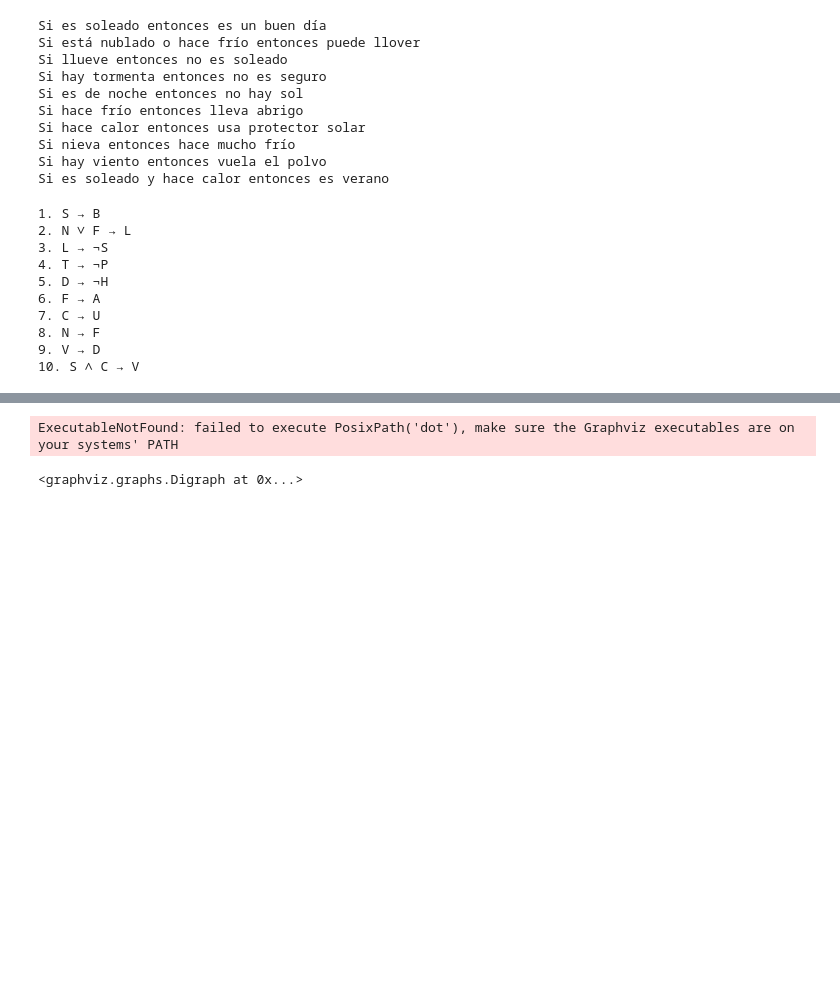
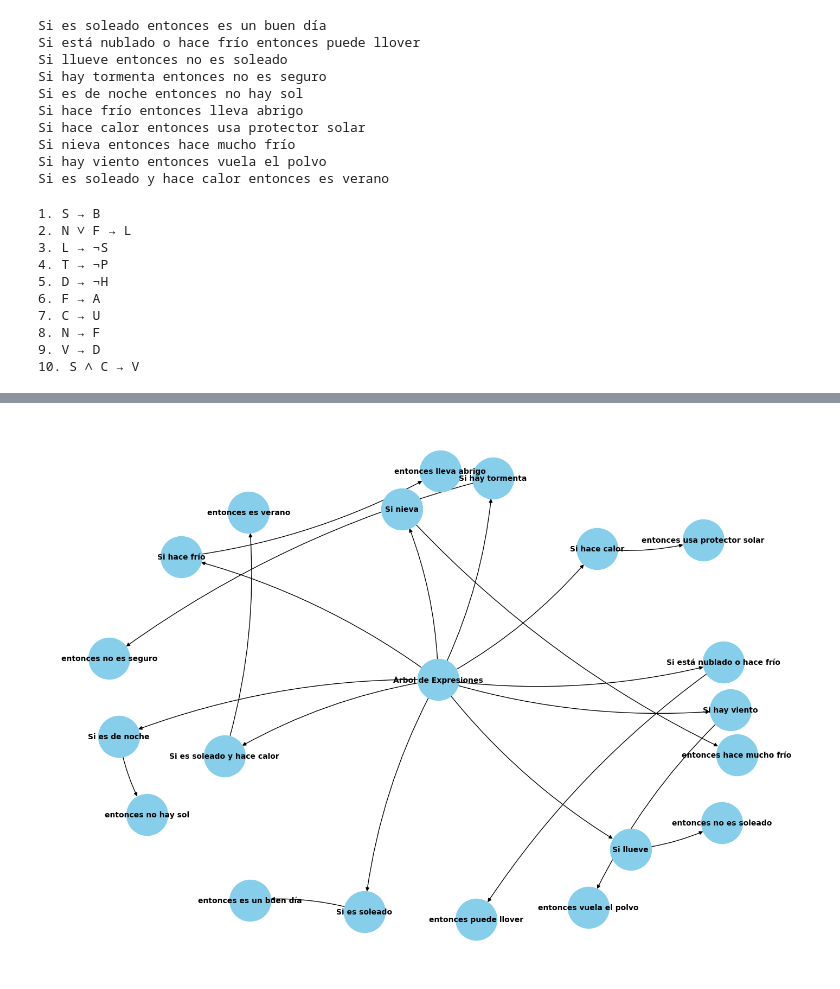
Before and after one commit to faby06156/SistemaExperto, a Jupyter notebook: PruebasEscaner.ipynb, the cells around one changed output, grey strips where cells are left out. Saved outputs shown, nothing was run; the diff lists cells and outputs as text; code cells hidden in the pictures; blank space fills up the shorter version.

```diff
--- a/PruebasEscaner.ipynb
+++ b/PruebasEscaner.ipynb
@@ -274,15 +304,4 @@ sdgd no existe
 # %%
-import graphviz
-from IPython.display import display
-
-class Node:
-    def __init__(self, value):
-        self.value = value
-        self.children = []
-
-    def add_child(self, child):
-        self.children.append(child)
-
 def generate_tree():
     # Crear el árbol de expresiones
     root = Node('Árbol de Expresiones')
@@ -321,41 +340,43 @@ def generate_tree():
     expr8.add_child(expr8_then)
 
     expr9 = Node('Si hay viento')
     expr9_then = Node('entonces vuela el polvo')
     expr9.add_child(expr9_then)
 
     expr10 = Node('Si es soleado y hace calor')
     expr10_then = Node('entonces es verano')
     expr10.add_child(expr10_then)
 
     # Agregar expresiones al nodo raíz
     root.add_child(expr1)
     root.add_child(expr2)
     root.add_child(expr3)
     root.add_child(expr4)
     root.add_child(expr5)
     root.add_child(expr6)
     root.add_child(expr7)
     root.add_child(expr8)
     root.add_child(expr9)
     root.add_child(expr10)
 
     return root
 
+def add_edges(G, node, parent=None):
+    if parent:
+        G.add_edge(parent.value, node.value)
+    for child in node.children:
+        add_edges(G, child, node)
+
 def visualize_tree(root):
-    dot = graphviz.Digraph()
+    G = nx.DiGraph()
+    add_edges(G, root)
 
-    def traverse(node):
-        dot.node(str(id(node)), node.value)
-        for child in node.children:
-            dot.edge(str(id(node)), str(id(child)))
-            traverse(child)
-
-    traverse(root)
-    display(dot)
+    pos = nx.spring_layout(G, k=1.5, iterations=50)  # Ajustar el parámetro `k` para espaciar los nodos
+    plt.figure(figsize=(14, 10))  # Ajustar el tamaño de la figura
+    nx.draw(G, pos, with_labels=True, node_size=3000, node_color='skyblue', font_size=10, font_weight='bold', arrows=True, connectionstyle='arc3,rad=0.1')
+    plt.show()
 
 root = generate_tree()
 visualize_tree(root)
 # %% [output]
-ExecutableNotFound: failed to execute PosixPath('dot'), make sure the Graphviz executables are on your systems' PATH
-<graphviz.graphs.Digraph at 0x...>
+[figure, added]
```
Also changed, not shown: parts of 3 cells of this notebook, 1 other file.
